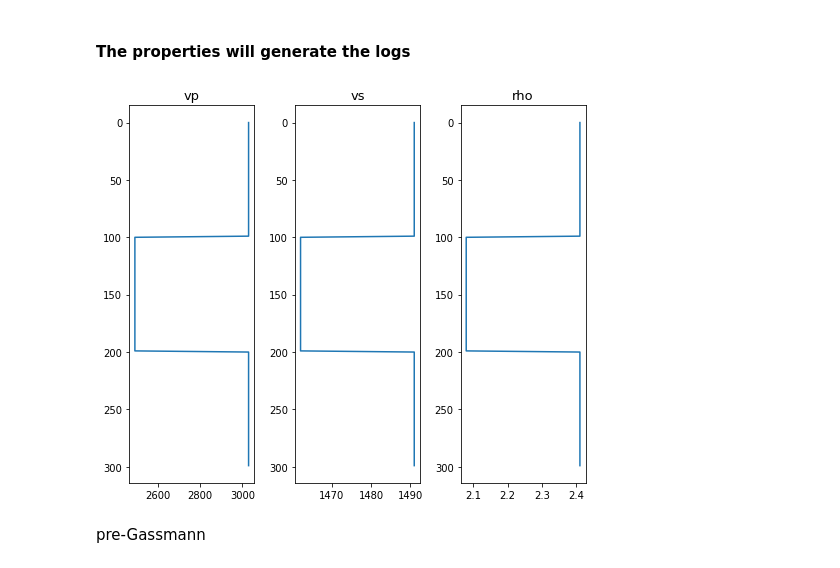
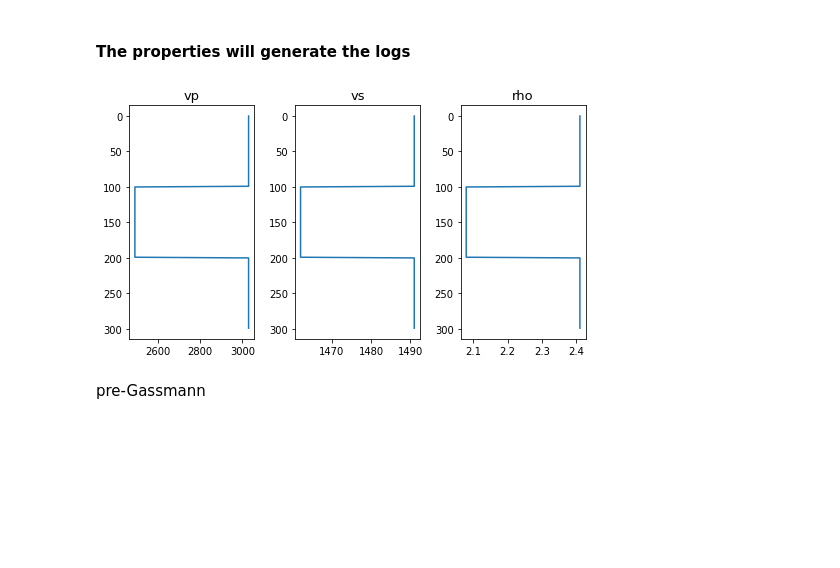
Before and after one commit to ffigura/avo, a Jupyter notebook: 1_synthetic/5_avo_synthetic.ipynb, the cells around one changed output. Drawn from its saved outputs; the diff is of its cells as text; code cells hidden in the pictures; blank space fills up the shorter version.

```diff
--- a/1_synthetic/5_avo_synthetic.ipynb
+++ b/1_synthetic/5_avo_synthetic.ipynb
@@ -31,26 +34,26 @@ vp=np.concatenate((vp1,vp2,vp1))
 vs=np.concatenate((vs1,vs2,vs1))
 rho=np.concatenate((rho1,rho2,rho1))
 # %%
-fig=plt.figure(figsize=(7,6))
+fig=plt.figure(figsize=(7,4))
 
 ax=plt.subplot(1,3,1)
 plt.title('vp',fontsize=13)
 plt.plot(vp,np.arange(vp.shape[0]))
 ax.invert_yaxis()
 
 ax=plt.subplot(1,3,2)
 plt.title('vs',fontsize=13)
 plt.plot(vs,np.arange(vs.shape[0]))
 ax.invert_yaxis()
 
 ax=plt.subplot(1,3,3)
 plt.title('rho',fontsize=13)
 plt.plot(rho,np.arange(rho.shape[0]))
 ax.invert_yaxis()
 
 plt.tight_layout()
 # %% [output]
-[figure, old version]
+[figure, new version]
 # %% [markdown]
 pre-Gassmann
 # %%
```
Also changed, not shown: parts of 12 cells of this notebook.
